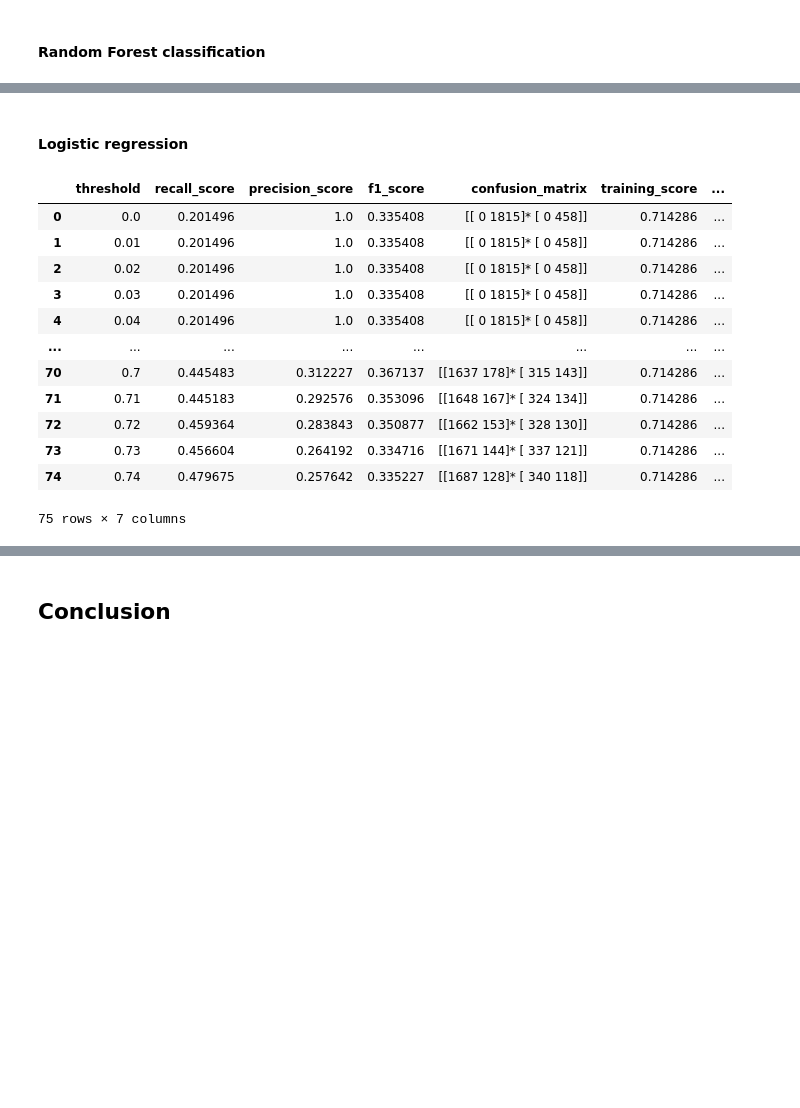
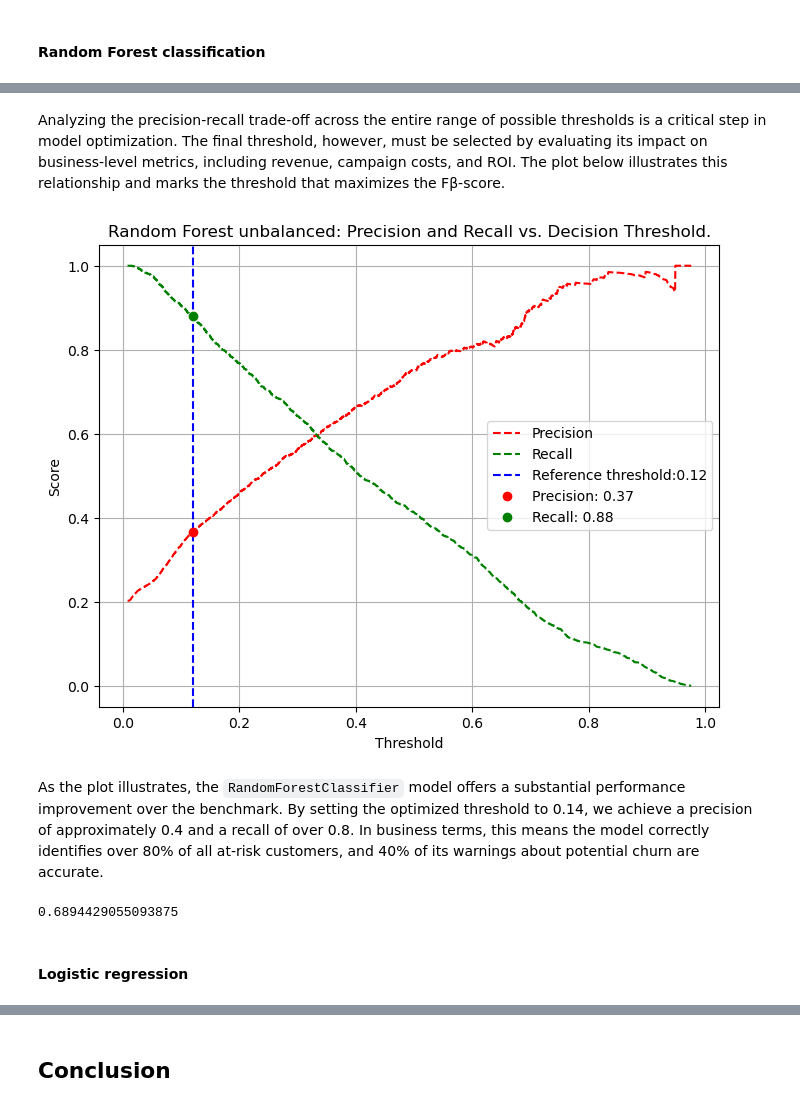
Before and after one commit to devleonfull/betabank_case, a Jupyter notebook: betabank_analysis.ipynb, the cells around one changed output, grey strips where cells are left out. Cells and saved outputs as stored; diff of their text form; code cells hidden in the pictures; blank space fills up the shorter version.

```diff
--- a/betabank_analysis.ipynb
+++ b/betabank_analysis.ipynb
@@ -273,0 +244,6 @@ Text(0, 0.5, 'TPR')
+# %%
+rndm_forest_grid_search = GridSearchCV(
+    random_forest_pipeline, param_grid, cv=5, scoring="roc_auc"
+)
+# %%
+rndm_forest_grid_search.fit(X_train, y_train)
@@ -274,39 +274,27 @@ Text(0, 0.5, 'TPR')
+# %%
+y_oof_proba = cross_val_predict(
+    rndm_forest_grid_search.best_estimator_,
+    X_train,
+    y_train,
+    cv=5,
+    method="predict_proba",
+)[:, 1]
+# %%
+best_threshold = calculate_optimal_threshold(y_train, y_oof_proba)
+# %% [markdown]
+Analyzing the precision-recall trade-off across the entire range of possible thresholds is a critical step in model optimization. The final threshold, however, must be selected by evaluating its impact on business-level metrics, including revenue, campaign costs, and ROI. The plot below illustrates this relationship and marks the threshold that maximizes the Fβ-score.
+# %%
+ax = plot_recall_precision_curve(y_train, y_oof_proba, "Random Forest unbalanced: Precision and Recall vs. Decision Threshold.", best_threshold)
+plt.show()
+# %% [output]
+[figure, added]
+# %% [markdown]
+As the plot illustrates, the `RandomForestClassifier` model offers a substantial performance improvement over the benchmark. By setting the optimized threshold to 0.14, we achieve a precision of approximately 0.4 and a recall of over 0.8. In business terms, this means the model correctly identifies over 80% of all at-risk customers, and 40% of its warnings about potential churn are accurate.
+# %%
+y_prob = rndm_forest_grid_search.best_estimator_.predict_proba(X_test)[:, 1]
+final_beta_score = fbeta_score(y_test, y_prob>=best_threshold, beta=2)
+final_beta_score
+# %% [output]
+0.6894429055093875
 # %% [markdown]
 #### Logistic regression
-# %%
-model = LogisticRegression(random_state=12345,  class_weight='balanced')
-model.fit(X_train_processed, y_train)
-
-y_probabilities = model.predict_proba(X_test_processed)[:,1]
-
-
-logistic_regression_results = pd.DataFrame(columns=['threshold', 'recall_score', 'precision_score', 'f1_score', 'confusion_matrix', 'training_score', 'validation_score'])
-n=0
-
-for threshold in np.arange(0, 0.75, 0.01):
-    predicted_values = y_probabilities > threshold
-
-    logistic_regression_results.loc[n, 'threshold'] = threshold
-    logistic_regression_results.loc[n, 'confusion_matrix'] = str(confusion_matrix(y_test, predicted_values)).replace('\n', '*')
-    logistic_regression_results.loc[n, 'f1_score'] = f1_score(y_test, predicted_values)
-    logistic_regression_results.loc[n, 'training_score'] = model.score(X_train_processed, y_train)
-    logistic_regression_results.loc[n, 'validation_score'] = model.score(X_test_processed, y_test)
-    logistic_regression_results.loc[n, 'recall_score'] = recall_score(predicted_values, y_test)
-    logistic_regression_results.loc[n, 'precision_score'] = precision_score(predicted_values, y_test)
-    n += 1
-
-logistic_regression_results
-# %% [output]
-|  | threshold | recall_score | precision_score | f1_score | confusion_matrix | training_score | ... |
-| 0 | 0.0 | 0.201496 | 1.0 | 0.335408 | [[ 0 1815]* [ 0 458]] | 0.714286 | ... |
-| 1 | 0.01 | 0.201496 | 1.0 | 0.335408 | [[ 0 1815]* [ 0 458]] | 0.714286 | ... |
-| 2 | 0.02 | 0.201496 | 1.0 | 0.335408 | [[ 0 1815]* [ 0 458]] | 0.714286 | ... |
-| 3 | 0.03 | 0.201496 | 1.0 | 0.335408 | [[ 0 1815]* [ 0 458]] | 0.714286 | ... |
-| 4 | 0.04 | 0.201496 | 1.0 | 0.335408 | [[ 0 1815]* [ 0 458]] | 0.714286 | ... |
-| ... | ... | ... | ... | ... | ... | ... | ... |
-| 70 | 0.7 | 0.445483 | 0.312227 | 0.367137 | [[1637 178]* [ 315 143]] | 0.714286 | ... |
-| 71 | 0.71 | 0.445183 | 0.292576 | 0.353096 | [[1648 167]* [ 324 134]] | 0.714286 | ... |
-| 72 | 0.72 | 0.459364 | 0.283843 | 0.350877 | [[1662 153]* [ 328 130]] | 0.714286 | ... |
-| 73 | 0.73 | 0.456604 | 0.264192 | 0.334716 | [[1671 144]* [ 337 121]] | 0.714286 | ... |
-| 74 | 0.74 | 0.479675 | 0.257642 | 0.335227 | [[1687 128]* [ 340 118]] | 0.714286 | ... |
-75 rows × 7 columns
```
Also changed, not shown: parts of 135 cells of this notebook, 4 other files.
